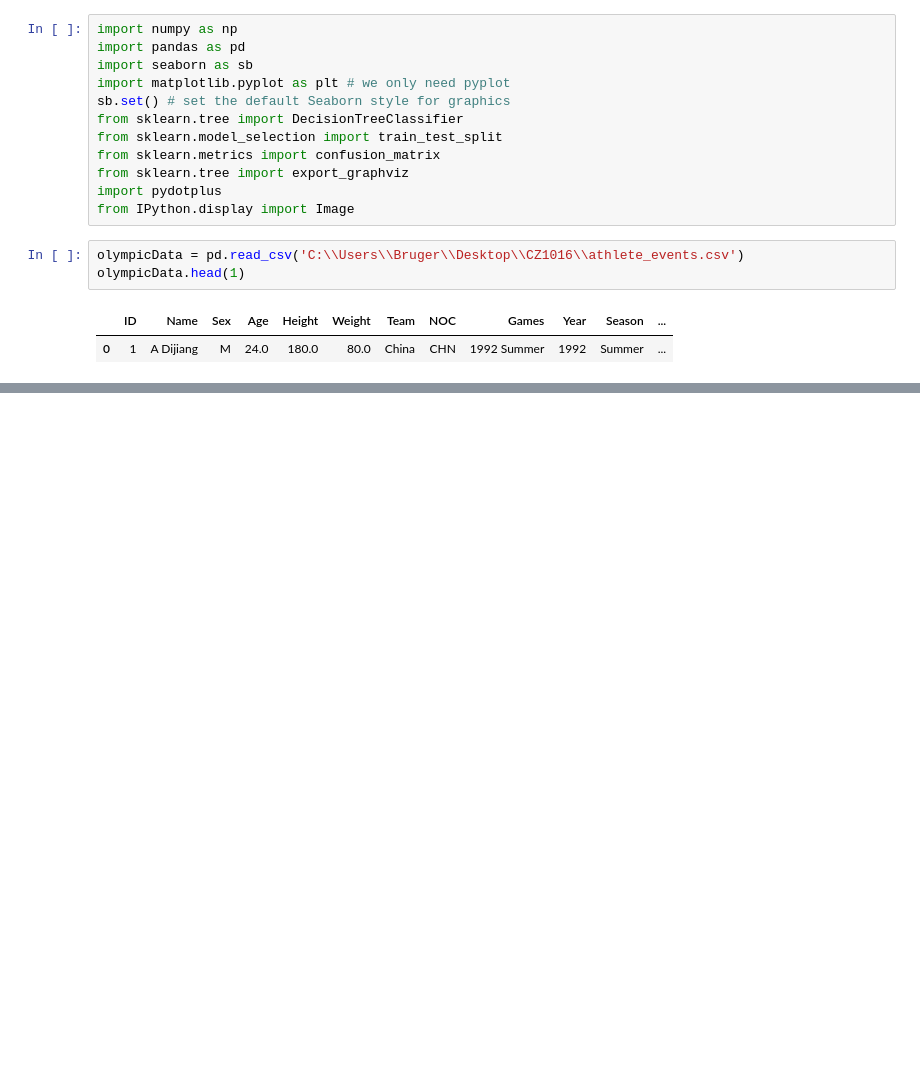
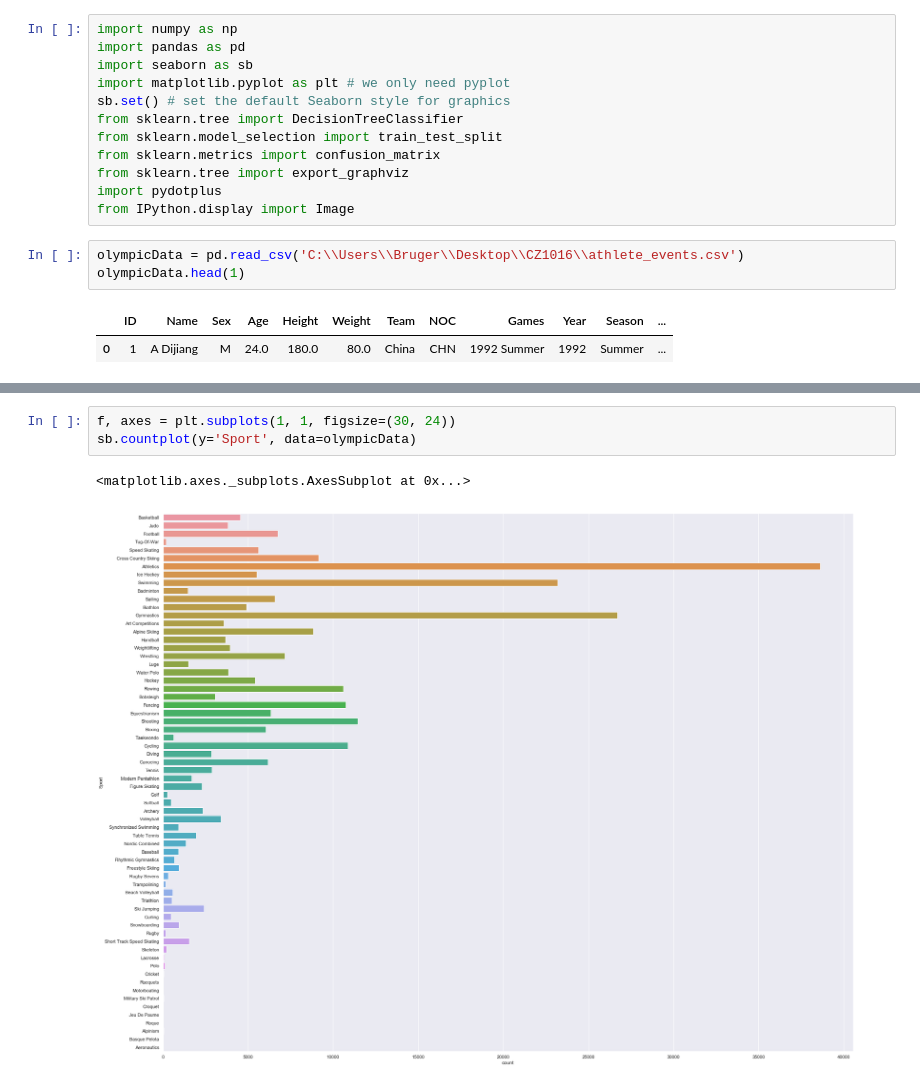
Before and after one commit to khushboonyman/teaching-machine, a Jupyter notebook: DataScienceProject.ipynb, the cells around one changed output, grey strips where cells are left out. Saved outputs shown, nothing was run; the diff lists cells and outputs as text; blank space fills up the shorter version.

```diff
--- a/DataScienceProject.ipynb
+++ b/DataScienceProject.ipynb
@@ -68,0 +47,6 @@ olympicData['Height'] = olympicData['Height']/100
+# %%
+f, axes = plt.subplots(1, 1, figsize=(30, 24))
+sb.countplot(y='Sport', data=olympicData)
+# %% [output]
+<matplotlib.axes._subplots.AxesSubplot at 0x...>
+[figure, added]
```
Also changed, not shown: parts of 37 cells of this notebook.
